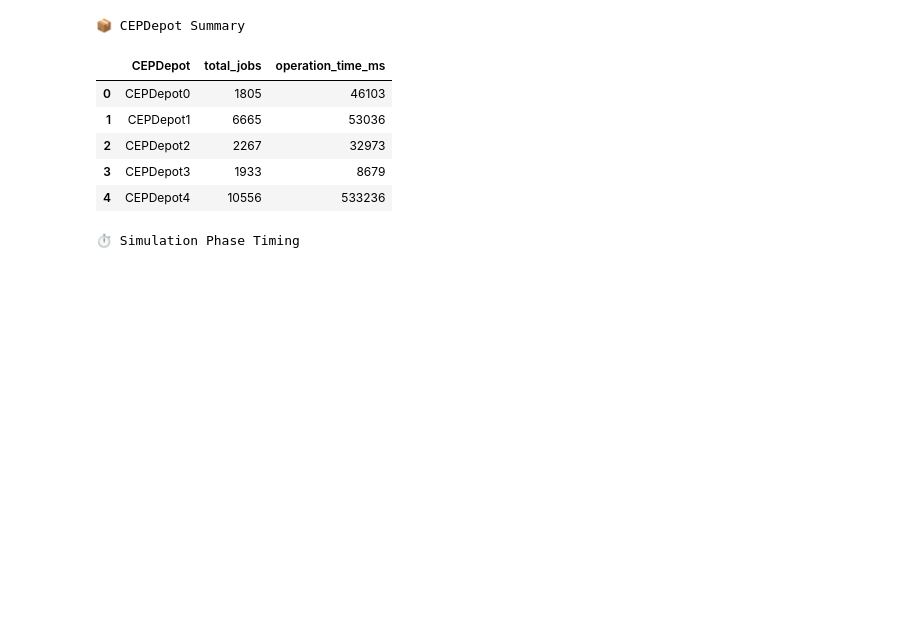
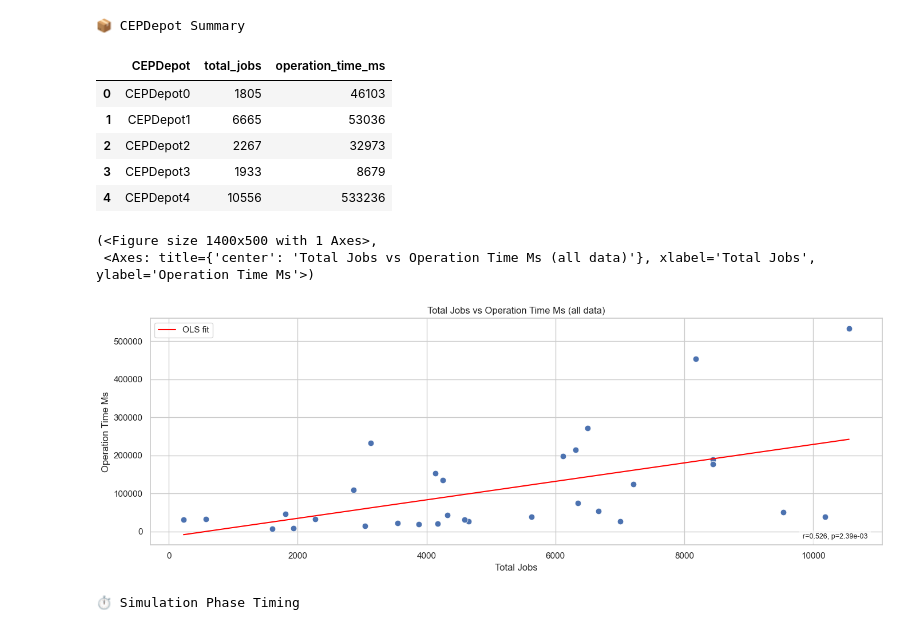
Before and after one commit to Ibraheem-A/sim-time-analysis, a Jupyter notebook: notebooks/log-analysis.ipynb, the cells around one changed output. Saved outputs shown, nothing was run; the diff lists cells and outputs as text; code cells hidden in the pictures; blank space fills up the shorter version.

Commit message:
plot chart for CEPDepot times

```diff
--- a/notebooks/log-analysis.ipynb
+++ b/notebooks/log-analysis.ipynb
@@ -131,6 +131,14 @@ cep_summary.head()
 | 2 | CEPDepot2 | 2267 | 32973 |
 | 3 | CEPDepot3 | 1933 | 8679 |
 | 4 | CEPDepot4 | 10556 | 533236 |
+# %%
+# plotting time per cepdepot operation against number of jobs
+
+plot_ycol_vs_xcol(cep_summary, 'operation_time_ms', x_column='total_jobs')
+# %% [output]
+(<Figure size 1400x500 with 1 Axes>,
+ <Axes: title={'center': 'Total Jobs vs Operation Time Ms (all data)'}, xlabel='Total Jobs', ylabel='Operation Time Ms'>)
+[figure, added]
 # %%
 print("\n⏱️ Simulation Phase Timing")
 phase_timing
```
Also changed, not shown: parts of 4 cells of this notebook.
